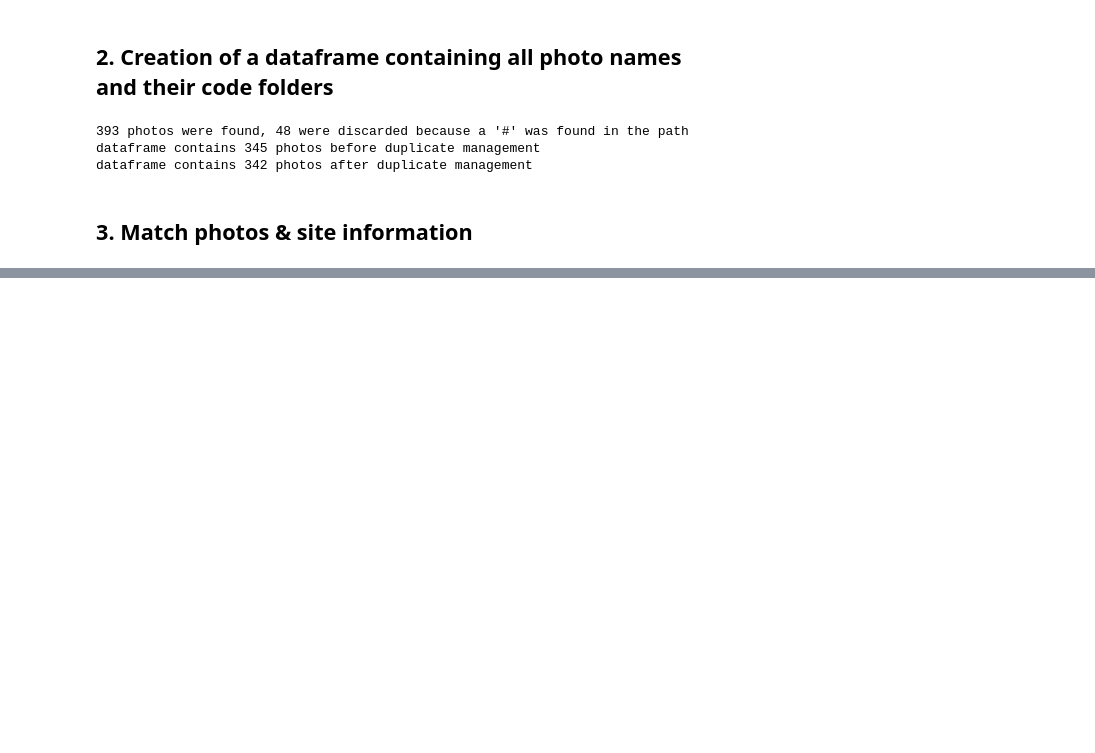
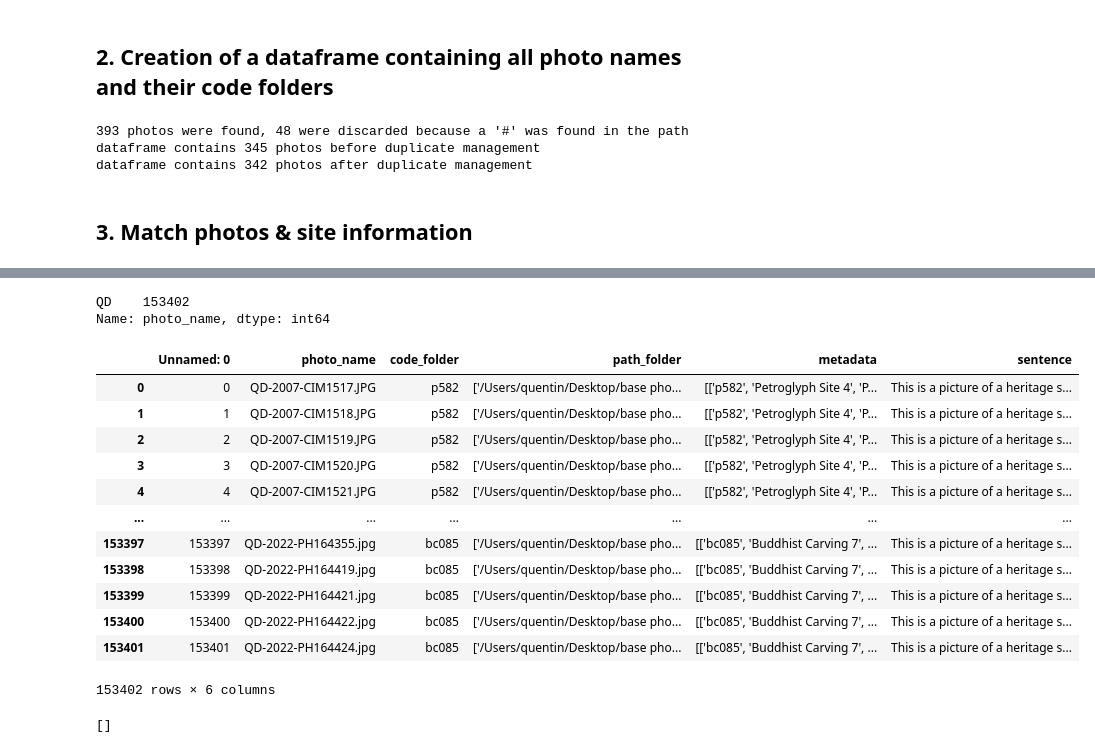
Before and after one commit to gbizel/nakala-archiving, a Jupyter notebook: archive.ipynb, the cells around one changed output, grey strips where cells are left out. Saved outputs shown, nothing was run; the diff lists cells and outputs as text; code cells hidden in the pictures; blank space fills up the shorter version.

```diff
--- a/archive.ipynb
+++ b/archive.ipynb
@@ -273,0 +427,2 @@ photos_info.to_csv('photos_info.csv')
+# %%
+wt = pd.read_csv('base photos/wetransfer_2022-11-04_1301/photos_info.csv')
@@ -273,0 +482,25 @@ photos_info.to_csv('photos_info.csv')
+# %%
+wt.photo_name.apply(lambda x: x[0:2]).value_counts()
+# %% [output]
+QD    153402
+Name: photo_name, dtype: int64
+# %%
+wt
+# %% [output]
+|  | Unnamed: 0 | photo_name | code_folder | path_folder | metadata | sentence |
+| 0 | 0 | QD-2007-CIM1517.JPG | p582 | ['/Users/quentin/Desktop/base pho... | [['p582', 'Petroglyph Site 4', 'P... | This is a picture of a heritage s... |
+| 1 | 1 | QD-2007-CIM1518.JPG | p582 | ['/Users/quentin/Desktop/base pho... | [['p582', 'Petroglyph Site 4', 'P... | This is a picture of a heritage s... |
+| 2 | 2 | QD-2007-CIM1519.JPG | p582 | ['/Users/quentin/Desktop/base pho... | [['p582', 'Petroglyph Site 4', 'P... | This is a picture of a heritage s... |
+| 3 | 3 | QD-2007-CIM1520.JPG | p582 | ['/Users/quentin/Desktop/base pho... | [['p582', 'Petroglyph Site 4', 'P... | This is a picture of a heritage s... |
+| 4 | 4 | QD-2007-CIM1521.JPG | p582 | ['/Users/quentin/Desktop/base pho... | [['p582', 'Petroglyph Site 4', 'P... | This is a picture of a heritage s... |
+| ... | ... | ... | ... | ... | ... | ... |
+| 153397 | 153397 | QD-2022-PH164355.jpg | bc085 | ['/Users/quentin/Desktop/base pho... | [['bc085', 'Buddhist Carving 7', ... | This is a picture of a heritage s... |
+| 153398 | 153398 | QD-2022-PH164419.jpg | bc085 | ['/Users/quentin/Desktop/base pho... | [['bc085', 'Buddhist Carving 7', ... | This is a picture of a heritage s... |
+| 153399 | 153399 | QD-2022-PH164421.jpg | bc085 | ['/Users/quentin/Desktop/base pho... | [['bc085', 'Buddhist Carving 7', ... | This is a picture of a heritage s... |
+| 153400 | 153400 | QD-2022-PH164422.jpg | bc085 | ['/Users/quentin/Desktop/base pho... | [['bc085', 'Buddhist Carving 7', ... | This is a picture of a heritage s... |
+| 153401 | 153401 | QD-2022-PH164424.jpg | bc085 | ['/Users/quentin/Desktop/base pho... | [['bc085', 'Buddhist Carving 7', ... | This is a picture of a heritage s... |
+153402 rows × 6 columns
+# %%
+list(wt[wt.photo_name == 'Skyiu old chorten complex09.3.JPG'].path_folder)
+# %% [output]
+[]
```
Also changed, not shown: parts of 42 cells of this notebook, 1 other file.
